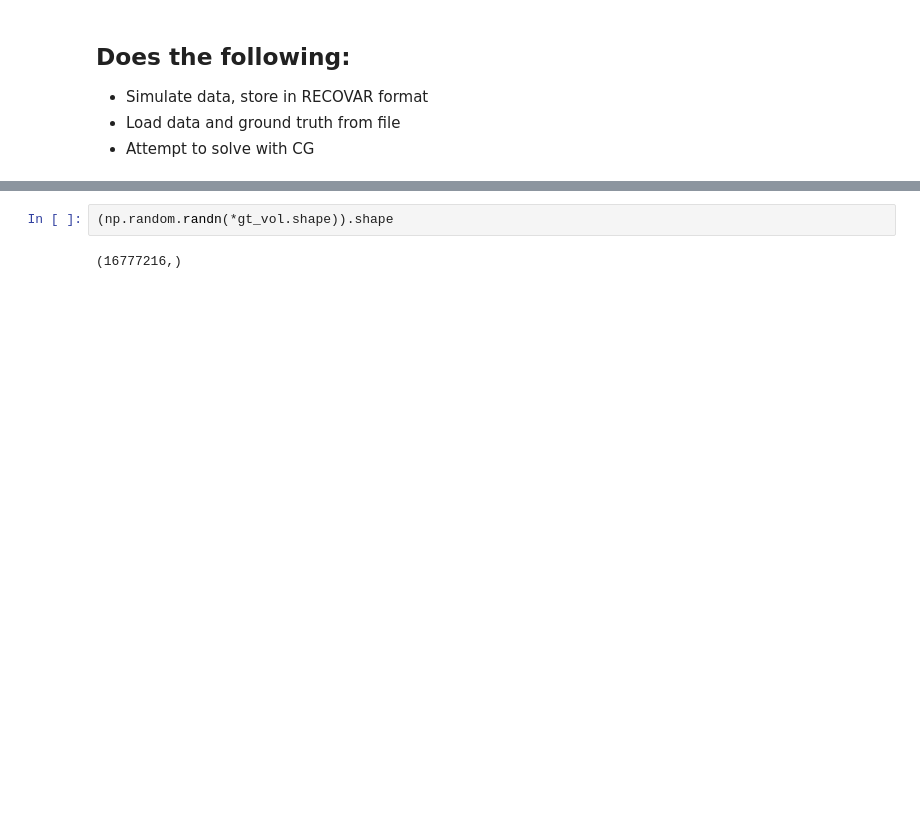
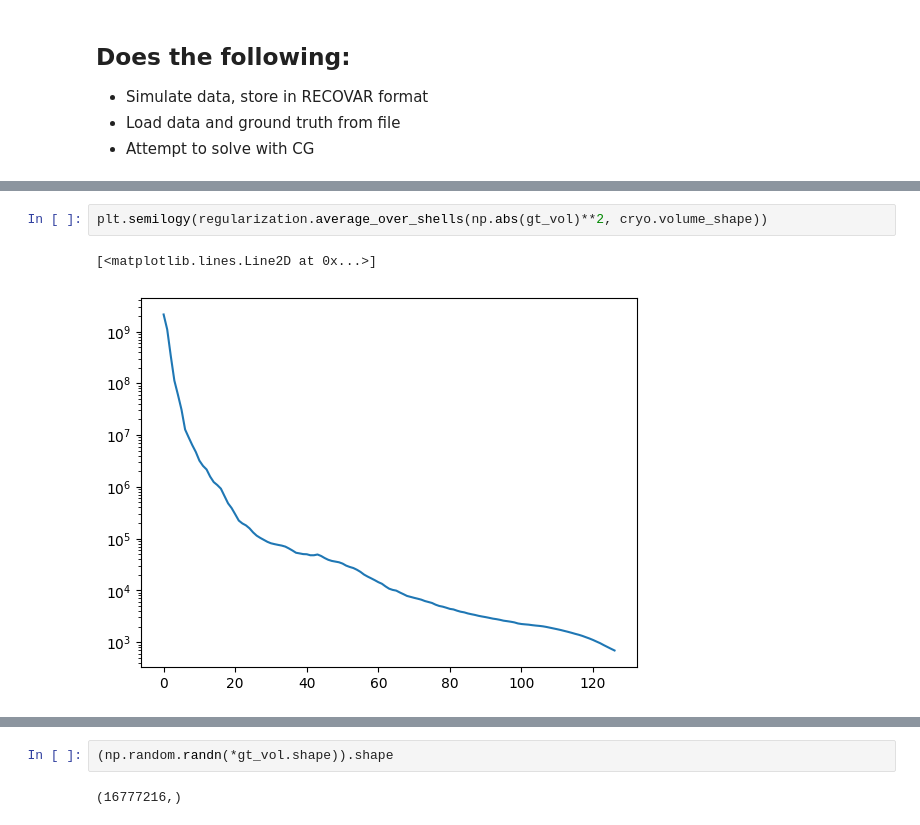
Before and after one commit to ma-gilles/recovar, a Jupyter notebook: ewald_test_cg.ipynb, the cells around one changed output, grey strips where cells are left out. Cells and saved outputs as stored; diff of their text form; blank space fills up the shorter version.

```diff
--- a/ewald_test_cg.ipynb
+++ b/ewald_test_cg.ipynb
@@ -100,3 +131,8 @@ signal_variance = utils.make_radial_image(regularization.average_over_shells(np.
+# %%
+plt.semilogy(regularization.average_over_shells(np.abs(gt_vol)**2, cryo.volume_shape))
+# %% [output]
+[<matplotlib.lines.Line2D at 0x...>]
+[figure, added]
 # %%
 from recovar import core, utils, fourier_transform_utils
 ftu = fourier_transform_utils.fourier_transform_utils(jax.numpy)
```
Also changed, not shown: parts of 52 cells of this notebook, 2 other files.
